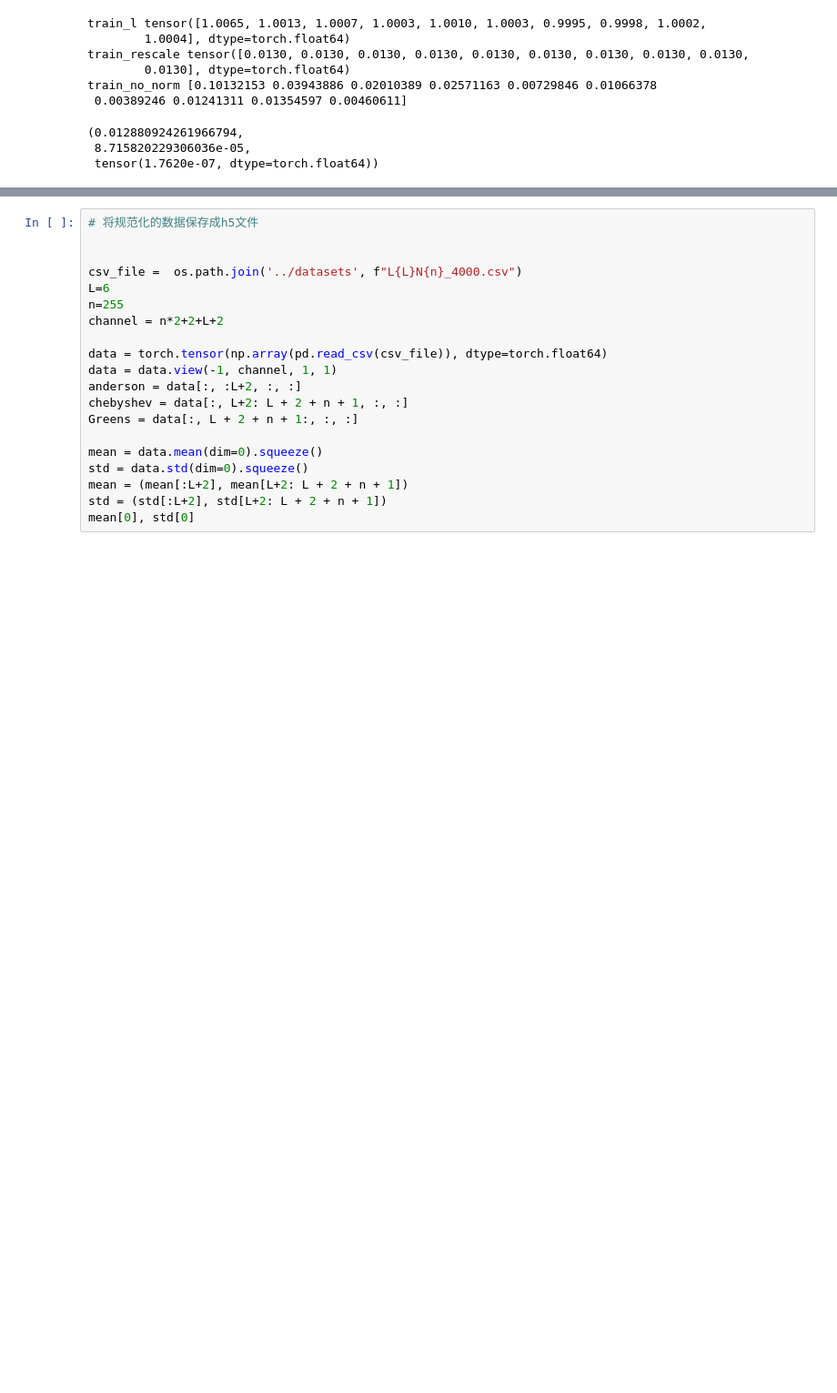
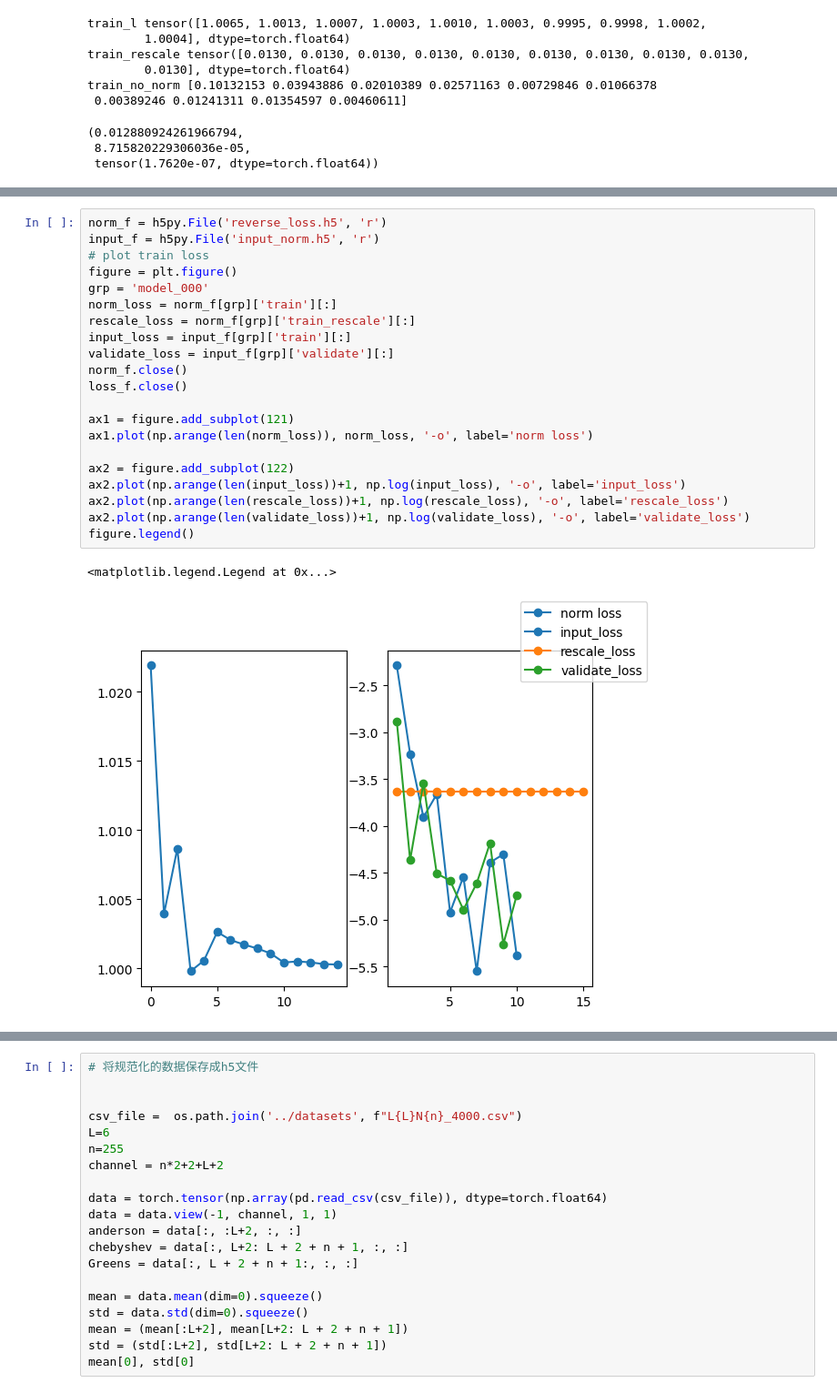
Before and after one commit to Tinrry/anderson, a Jupyter notebook: jupyter/data_normalize.ipynb, the cells around one changed output, grey strips where cells are left out. Shown: that part at 91% size. Cells and saved outputs as stored; diff of their text form; blank space fills up the shorter version.

Commit message:
reverse loss

```diff
--- a/jupyter/data_normalize.ipynb
+++ b/jupyter/data_normalize.ipynb
@@ -78,2 +81,26 @@ plot_loss(loss_f)
 # %% [output]
 [figure]
+# %%
+norm_f = h5py.File('reverse_loss.h5', 'r')
+input_f = h5py.File('input_norm.h5', 'r')
+# plot train loss
+figure = plt.figure()
+grp = 'model_000'
+norm_loss = norm_f[grp]['train'][:]
+rescale_loss = norm_f[grp]['train_rescale'][:]
+input_loss = input_f[grp]['train'][:]
+validate_loss = input_f[grp]['validate'][:]
+norm_f.close()
+loss_f.close()
+
+ax1 = figure.add_subplot(121)
+ax1.plot(np.arange(len(norm_loss)), norm_loss, '-o', label='norm loss')
+
+ax2 = figure.add_subplot(122)
+ax2.plot(np.arange(len(input_loss))+1, np.log(input_loss), '-o', label='input_loss')
+ax2.plot(np.arange(len(rescale_loss))+1, np.log(rescale_loss), '-o', label='rescale_loss')
+ax2.plot(np.arange(len(validate_loss))+1, np.log(validate_loss), '-o', label='validate_loss')
+figure.legend()
+# %% [output]
+<matplotlib.legend.Legend at 0x...>
+[figure, added]
```
Also changed, not shown: parts of 15 cells of this notebook, 6 other files.
